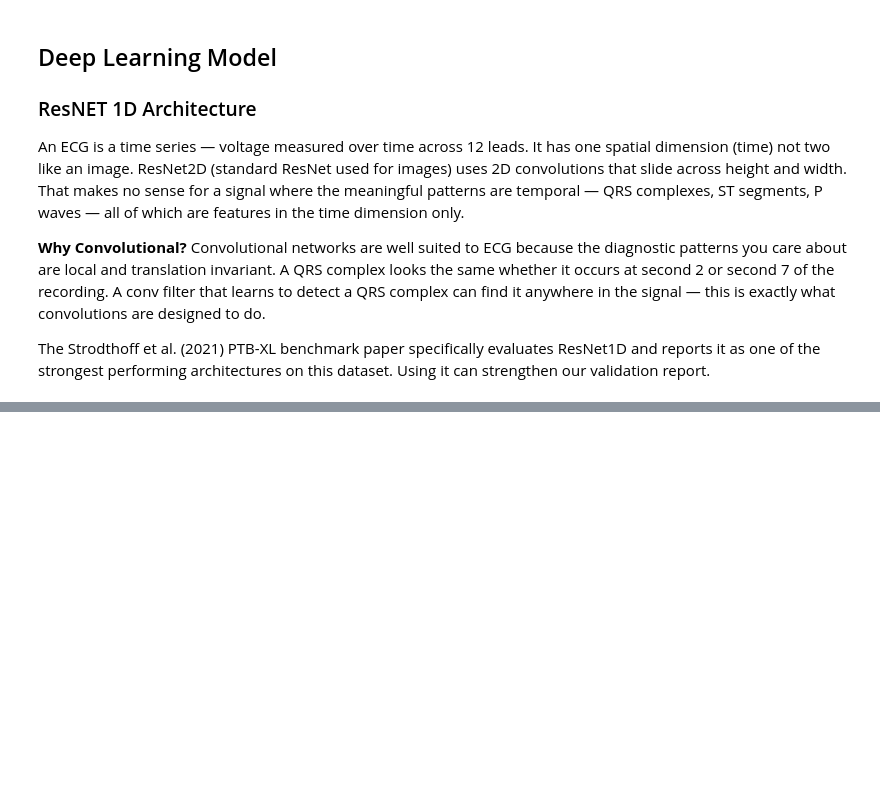
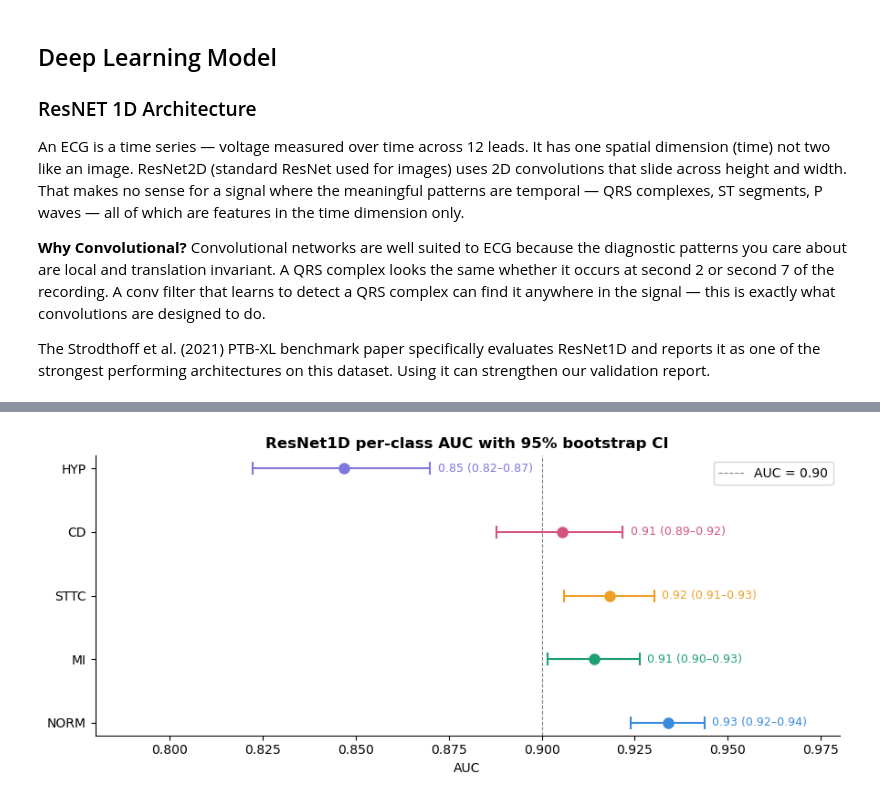
Before and after one commit to cristopher-d-delgado/ecg-ai-statistical-evaluation, a Jupyter notebook: notebooks/modeling.ipynb, the cells around one changed output, grey strips where cells are left out. Drawn from its saved outputs; the diff is of its cells as text; code cells hidden in the pictures; blank space fills up the shorter version.

```diff
--- a/notebooks/modeling.ipynb
+++ b/notebooks/modeling.ipynb
@@ -803,0 +1226,61 @@ KeyboardInterrupt:
+# %%
+
+# ── Plot ResNet1D per-class CI ─────────────────────────────────────────────────
+def plot_per_class_ci(class_ci_df: pd.DataFrame) -> plt.Figure:
+    """
+    Plot per-class AUC with 95% CI for a single model.
+
+    Args:
+        class_ci_df (pd.DataFrame): Output from bootstrap_per_class_auc()
+                                    with 'AUC', 'CI Lower', 'CI Upper' columns.
+
+    Returns:
+        plt.Figure
+    """
+    PALETTE = dict(zip(CLASS_ORDER, ['#378ADD','#1D9E75','#EF9F27','#D4537E','#7F77DD']))
+    classes  = class_ci_df.index.tolist()
+    y_pos    = np.arange(len(classes))
+
+    fig, ax = plt.subplots(figsize=(9, 4))
+
+    for i, cls in enumerate(classes):
+        est   = class_ci_df.loc[cls, 'AUC']
+        lo    = class_ci_df.loc[cls, 'CI Lower']
+        hi    = class_ci_df.loc[cls, 'CI Upper']
+        color = PALETTE[cls]
+
+        ax.errorbar(
+            x          = est,
+            y          = i,
+            xerr       = [[est - lo], [hi - est]],
+            fmt        = 'o',
+            color      = color,
+            ecolor     = color,
+            elinewidth = 1.5,
+            capsize    = 5,
+            capthick   = 1.5,
+            markersize = 8
+        )
+        ax.text(hi + 0.002, i,
+                f"{est:.2f} ({lo:.2f}–{hi:.2f})",
+                va='center', fontsize=9,
+                color=color)
+
+    ax.axvline(0.9, color='gray', linewidth=0.8,
+               linestyle='--', label='AUC = 0.90')
+    ax.set_yticks(y_pos)
+    ax.set_yticklabels(classes)
+    ax.set_xlabel('AUC')
+    ax.set_title('ResNet1D per-class AUC with 95% bootstrap CI',
+                 fontsize=12, fontweight='bold')
+    ax.set_xlim(0.78, 0.98)
+    ax.legend()
+    sns.despine(ax=ax)
+    fig.tight_layout()
+    return fig
+
+
+fig2 = plot_per_class_ci(resnet_class_ci)
+plt.show()
+# %% [output]
+[figure, added]
```
Also changed, not shown: parts of 20 cells of this notebook, 4 other files.
